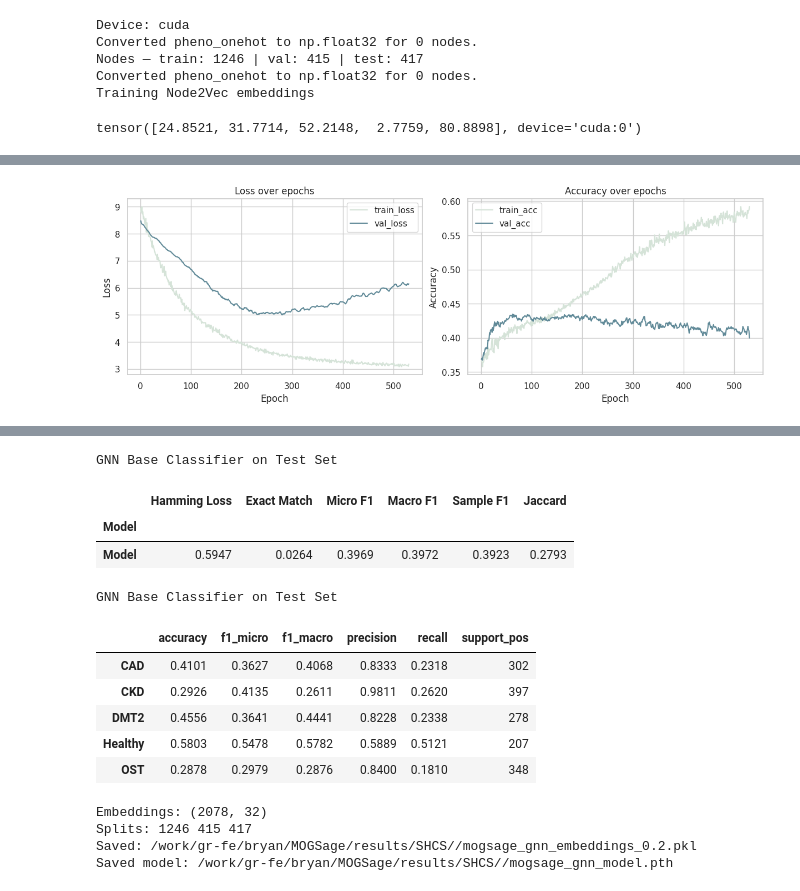
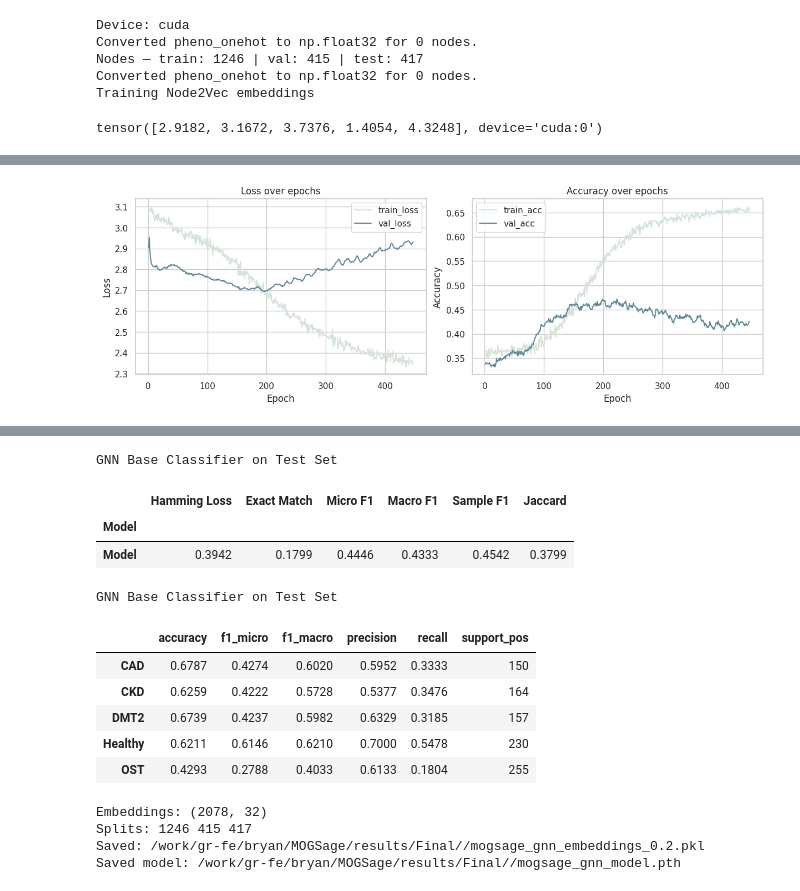
Before and after one commit to Barry8197/MOGSage, a Jupyter notebook: code/05_MOGSageInteractive/04_MOGSage.ipynb, the cells around one changed output, grey strips where cells are left out. Saved outputs shown, nothing was run; the diff lists cells and outputs as text; code cells hidden in the pictures.

```diff
--- a/code/05_MOGSageInteractive/04_MOGSage.ipynb
+++ b/code/05_MOGSageInteractive/04_MOGSage.ipynb
@@ -2,8 +2,8 @@
 # ============================================================
 # CONFIG
 # ============================================================
-DATADIR       = "/work/gr-fe/bryan/data/SHCS/"
-OUTDIR        = "/work/gr-fe/bryan/MOGSage/results/SHCS/"
+DATADIR       = "/work/gr-fe/bryan/data/SHCS/MOGSage/"
+OUTDIR        = "/work/gr-fe/bryan/MOGSage/results/Final/"
 GPREFIX       = "KGshcs"
 ATTRS_TO_KEEP = {'pheno_onehot'}
 SEED          = 7
@@ -17,9 +17,9 @@ VAL_FRAC      = 0.2
 # Model
 HIDDEN_DIM = 64
 EMB_DIM = 32
-ENC_DIMS = [64,64,32]
-LATENT_DIMS = [32,32,12]
-DECODER_DIM = 64
+ENC_DIMS = [64,64,64]
+LATENT_DIMS = [32,32,32]
+DECODER_DIM = 128
 GNN_DIMS = [HIDDEN_DIM,EMB_DIM]
 DROPOUT       = 0.5
 
@@ -35,6 +35,7 @@ TEMPERATURE = 0.07
 # Optimiser
 LR            = 5e-4
 WEIGHT_DECAY  = 1e-4
+POS_WEIGHT_COEF = 1
 
 # Training
 EPOCHS        = 2000
@@ -220,7 +221,7 @@ es    = EarlyStopping(patience=ES_PATIENCE, min_delta=ES_MIN_DELTA)
 with torch.no_grad():
     pos        = y[perm[:n_train]].sum(dim=0)
     neg        = y[perm[:n_train]].shape[0] - pos
-    pos_weight = ((neg / (pos + 1e-8))**3).clamp(1,100).to(device)
+    pos_weight = ((neg / (pos + 1e-8))**POS_WEIGHT_COEF).clamp(1,100).to(device)
     print(pos_weight)
 
 criterion_node = nn.BCEWithLogitsLoss(pos_weight=pos_weight)
@@ -436,4 +437,4 @@ Converted pheno_onehot to np.float32 for 0 nodes.
 Nodes — train: 1246 | val: 415 | test: 417
 Converted pheno_onehot to np.float32 for 0 nodes.
 Training Node2Vec embeddings
-tensor([24.8521, 31.7714, 52.2148,  2.7759, 80.8898], device='cuda:0')
+tensor([2.9182, 3.1672, 3.7376, 1.4054, 4.3248], device='cuda:0')
@@ -441 +442 @@ Early stopping at epoch 530 — best val loss: 4.9987
-[figure, old version]
+[figure, new version]
@@ -445,15 +446,15 @@ Restored best model — val loss: 4.9987
 GNN Base Classifier on Test Set
 |  | Hamming Loss | Exact Match | Micro F1 | Macro F1 | Sample F1 | Jaccard |
 | Model |  |  |  |  |  |  |
-| Model | 0.5947 | 0.0264 | 0.3969 | 0.3972 | 0.3923 | 0.2793 |
+| Model | 0.3942 | 0.1799 | 0.4446 | 0.4333 | 0.4542 | 0.3799 |
 GNN Base Classifier on Test Set
 |  | accuracy | f1_micro | f1_macro | precision | recall | support_pos |
-| CAD | 0.4101 | 0.3627 | 0.4068 | 0.8333 | 0.2318 | 302 |
-| CKD | 0.2926 | 0.4135 | 0.2611 | 0.9811 | 0.2620 | 397 |
-| DMT2 | 0.4556 | 0.3641 | 0.4441 | 0.8228 | 0.2338 | 278 |
-| Healthy | 0.5803 | 0.5478 | 0.5782 | 0.5889 | 0.5121 | 207 |
-| OST | 0.2878 | 0.2979 | 0.2876 | 0.8400 | 0.1810 | 348 |
+| CAD | 0.6787 | 0.4274 | 0.6020 | 0.5952 | 0.3333 | 150 |
+| CKD | 0.6259 | 0.4222 | 0.5728 | 0.5377 | 0.3476 | 164 |
+| DMT2 | 0.6739 | 0.4237 | 0.5982 | 0.6329 | 0.3185 | 157 |
+| Healthy | 0.6211 | 0.6146 | 0.6210 | 0.7000 | 0.5478 | 230 |
+| OST | 0.4293 | 0.2788 | 0.4033 | 0.6133 | 0.1804 | 255 |
 Embeddings: (2078, 32)
 Splits: 1246 415 417
-Saved: /work/gr-fe/bryan/MOGSage/results/SHCS//mogsage_gnn_embeddings_0.2.pkl
-Saved model: /work/gr-fe/bryan/MOGSage/results/SHCS//mogsage_gnn_model.pth
+Saved: /work/gr-fe/bryan/MOGSage/results/Final//mogsage_gnn_embeddings_0.2.pkl
+Saved model: /work/gr-fe/bryan/MOGSage/results/Final//mogsage_gnn_model.pth
```
Also changed, not shown: parts of 1 cell of this notebook, 14 other files.
